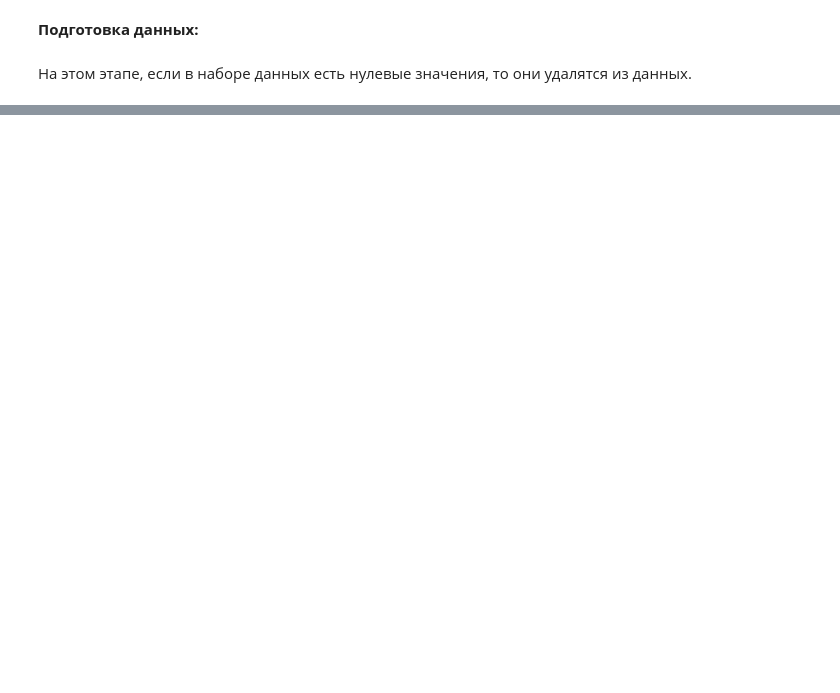
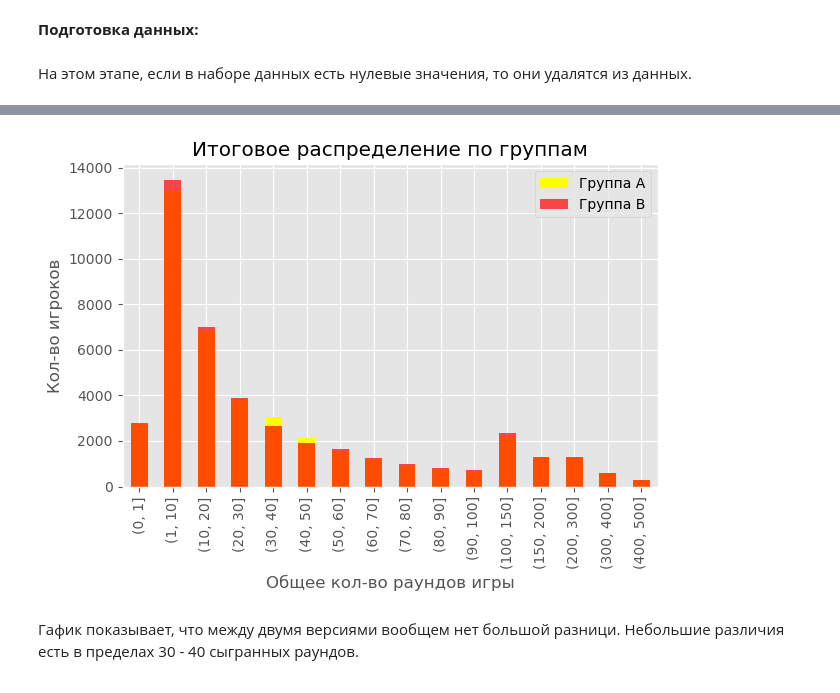
Before and after one commit to PavelKnjazkov/A-B-testing, a Jupyter notebook: Seminar_9/Задача №9.ipynb, the cells around one changed output, grey strips where cells are left out. Cells and saved outputs as stored; diff of their text form; code cells hidden in the pictures; blank space fills up the shorter version.

```diff
--- a/Seminar_9/Задача №9.ipynb
+++ b/Seminar_9/Задача №9.ipynb
@@ -257,0 +257,14 @@ Test Stat = 1024331250.5000, p-value = 0.0502
+# %%
+plt.style.use('ggplot')
+
+Group_A = df[df.version == 'gate_30']
+print(Group_A.head())
+
+Group_B = df[df.version == 'gate_40']
+print(Group_B.head())
+
+bins = [0, 1, 10, 20, 30, 40, 50, 60, 70, 80, 90, 100, 150, 200, 300, 400, 500]
+plot_GA = pd.DataFrame(Group_A.groupby(pd.cut(Group_A['sum_gamerounds'],
+                                              bins=bins)).count())
+plot_GB = pd.DataFrame(Group_B.groupby(pd.cut(Group_B['sum_gamerounds'],
+                                              bins=bins)).count())
@@ -257,0 +284,14 @@ Test Stat = 1024331250.5000, p-value = 0.0502
+# %%
+ax = plot_GA.plot(kind = 'bar', y='userid', color = 'yellow', alpha = 1,
+                  title = 'Итоговое распределение по группам')
+plot_GB.plot(kind = 'bar', y = 'userid', ax = ax, color = 'red', alpha = 0.7)
+ax.set_xlabel('Общее кол-во раундов игры')
+ax.set_ylabel('Кол-во игроков')
+plt.legend(['Группа A', 'Группа B'])
+plt.tight_layout()
+plt.grid(True)
+# %% [output]
+[figure, added]
+# %% [markdown]
+<p>Гафик показывает, что между двумя версиями вообщем нет большой разници.
+Небольшие различия есть в пределах 30 - 40 сыгранных раундов.<p>
```
Also changed, not shown: parts of 76 cells of this notebook, 1 other file.
